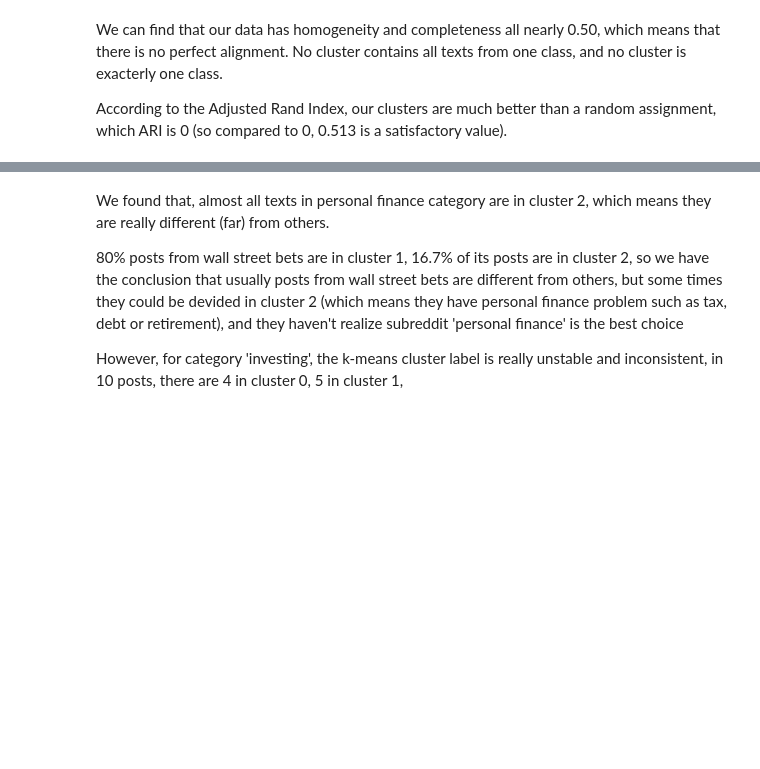
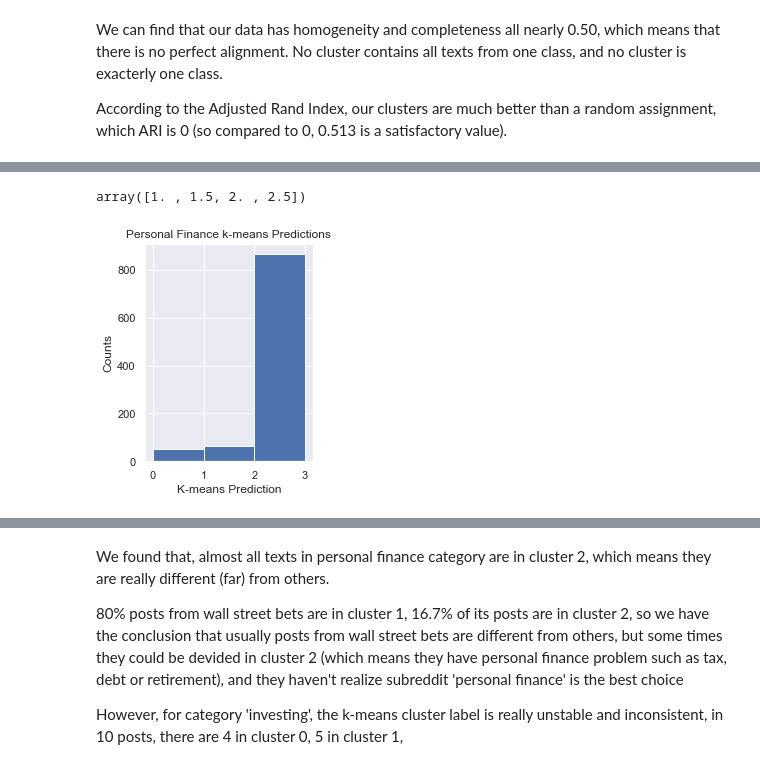
Before and after one commit to jinfei1125/personal-finance, a Jupyter notebook: [Final Project]Content Analysis on People's Personal Finance Concerns Based on Reddit Data.ipynb, the cells around one changed output, grey strips where cells are left out. Cells and saved outputs as stored; diff of their text form; code cells hidden in the pictures; blank space fills up the shorter version.

Commit message:
images and tables

```diff
--- a/[Final Project]Content Analysis on People's Personal Finance Concerns Based on Reddit Data.ipynb
+++ b/[Final Project]Content Analysis on People's Personal Finance Concerns Based on Reddit Data.ipynb
@@ -1231,6 +1331,20 @@ combined_df[combined_df['category'] == 'personal finance'][:10]
 | 7 | Bank of America just imposed a ne... | Today I noticed a $5 fee was dedu... | https://www.reddit.com/r/personal... | 1.510941e+09 | personal finance | 2 |
 | 8 | For everyone shopping on Amazon's... | This is a trap a lot of people fa... | https://www.reddit.com/r/personal... | 1.531747e+09 | personal finance | 2 |
 | 9 | In most cases, it will cost your ... | The cost of recruiting, onboardin... | https://www.reddit.com/r/personal... | 1.515689e+09 | personal finance | 2 |
+# %%
+np.arange(1,3,0.5)
+# %% [output]
+array([1. , 1.5, 2. , 2.5])
+# %%
+x = combined_df[combined_df['category'] == 'personal finance']['kmeans_predictions']
+plt.figure(figsize=(3,4))
+plt.hist(x,bins=range(0,4),density=False)  # density=False would make counts, Ture= Probability
+plt.ylabel('Counts')
+plt.xlabel('K-means Prediction')
+plt.title('Personal Finance k-means Predictions')
+plt.show()
+# %% [output]
+[figure, added]
 # %%
 combined_df[combined_df['category'] == 'wall street bets'][:10]
 # %% [output]
```
Also changed, not shown: parts of 91 cells of this notebook, 15 other files.
